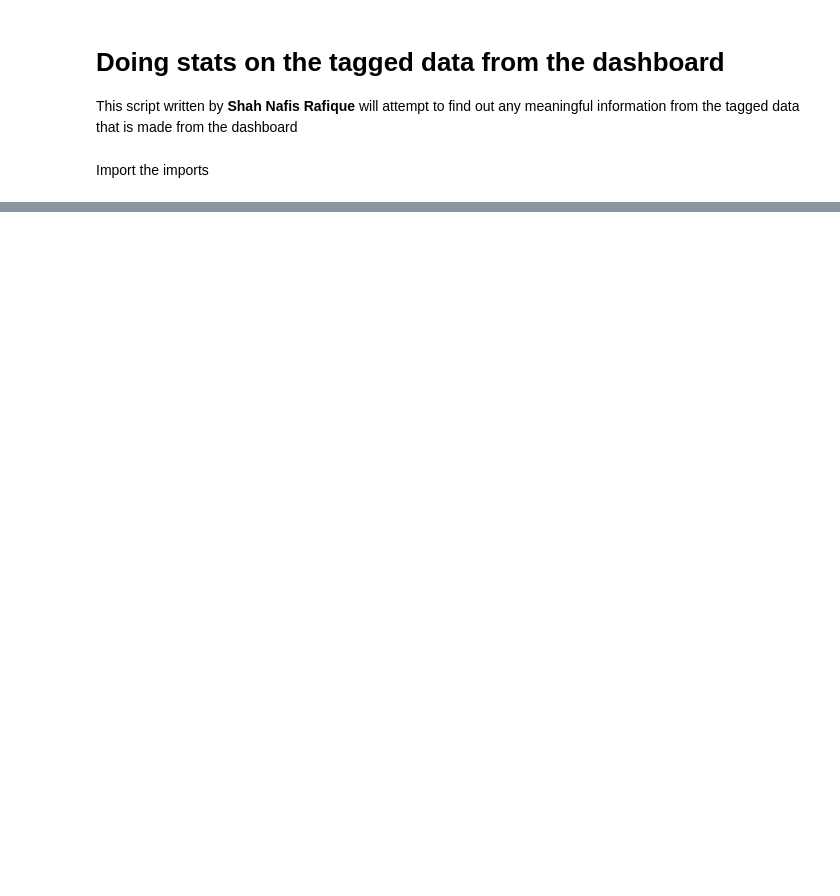
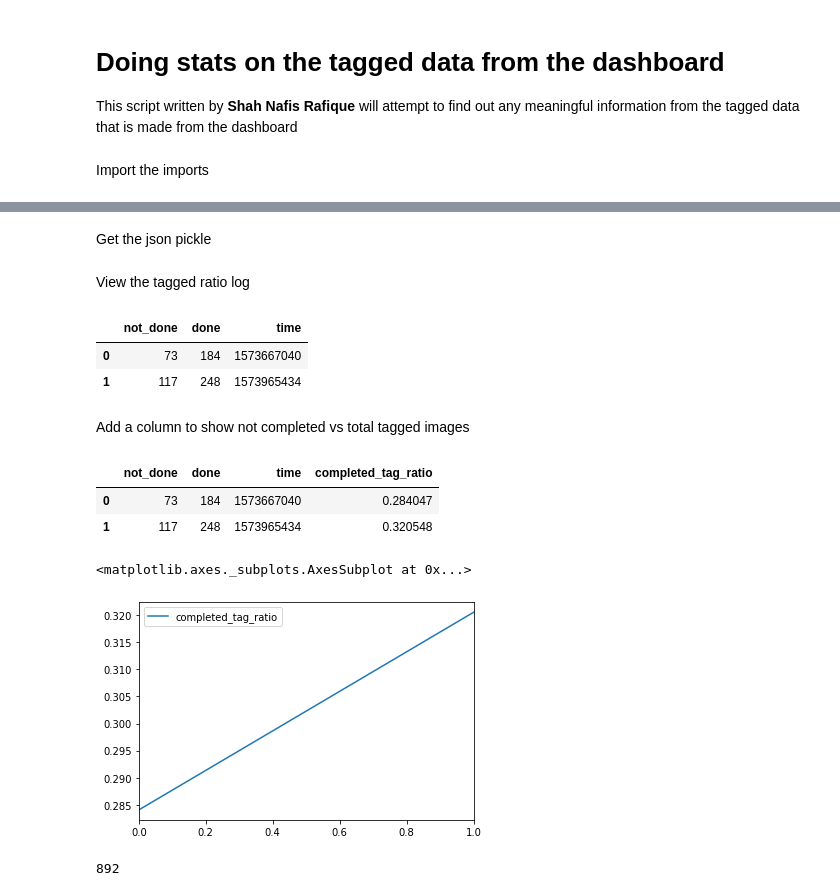
Before and after one commit to UNCG-CSE/Poststorm_Imagery, a Jupyter notebook: src/python/psic/stats/tagging_stats/main.ipynb, the cells around one changed output, grey strips where cells are left out. Saved outputs shown, nothing was run; the diff lists cells and outputs as text; code cells hidden in the pictures; blank space fills up the shorter version.

Commit message:
working on getting all json states

```diff
--- a/src/python/psic/stats/tagging_stats/main.ipynb
+++ b/src/python/psic/stats/tagging_stats/main.ipynb
@@ -45,0 +43,2 @@ tag_ratio_data.head()
+# %% [markdown]
+Get the json pickle
@@ -45,0 +47,28 @@ tag_ratio_data.head()
+# %% [markdown]
+View the tagged ratio log
+# %%
+tag_ratio_data = pd.read_csv(FILE_TO_TAG_RATIO)
+tag_ratio_data = tag_ratio_data.sort_values(by="time")
+tag_ratio_data.head()
+# %% [output]
+|  | not_done | done | time |
+| 0 | 73 | 184 | 1573667040 |
+| 1 | 117 | 248 | 1573965434 |
+# %% [markdown]
+Add a column to show not completed vs total tagged images
+# %%
+tag_ratio_data['completed_tag_ratio']=tag_ratio_data[['not_done']].iloc[:,0].divide(tag_ratio_data[['not_done','done']].sum(axis=1))
+tag_ratio_data.head()
+# %% [output]
+|  | not_done | done | time | completed_tag_ratio |
+| 0 | 73 | 184 | 1573667040 | 0.284047 |
+| 1 | 117 | 248 | 1573965434 | 0.320548 |
+# %%
+tag_ratio_data[['completed_tag_ratio']].plot.line()
+# %% [output]
+<matplotlib.axes._subplots.AxesSubplot at 0x...>
+[figure, added]
+# %%
+print (len([name for name in os.listdir(TAGGING_STATES_FOLDER) if os.path.isfile(os.path.join(TAGGING_STATES_FOLDER, name))]))
+# %% [output]
+892
```
Also changed, not shown: parts of 9 cells of this notebook.
